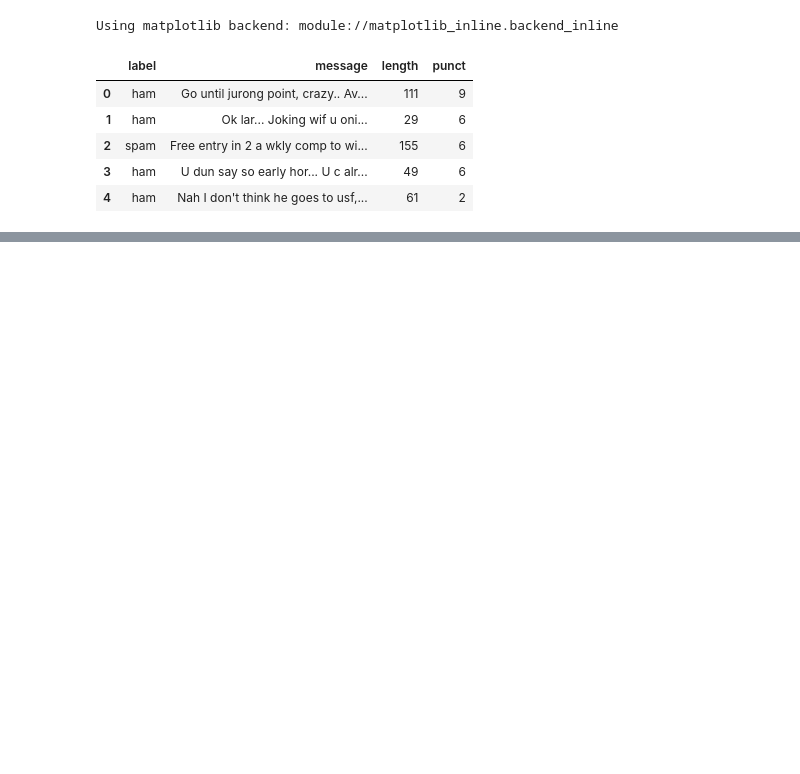
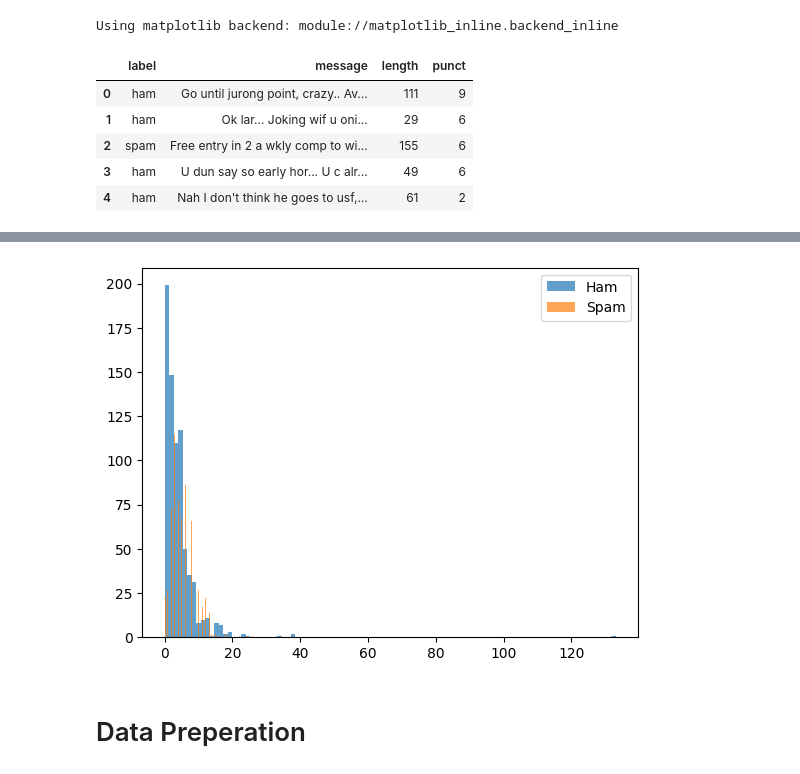
Before and after one commit to Hello-Mitra/Spam-Text-Classification, a Jupyter notebook: notebooks/spam_classifier.ipynb, the cells around one changed output, grey strips where cells are left out. Saved outputs shown, nothing was run; the diff lists cells and outputs as text; code cells hidden in the pictures; blank space fills up the shorter version.

```diff
--- a/notebooks/spam_classifier.ipynb
+++ b/notebooks/spam_classifier.ipynb
@@ -26,0 +125,9 @@ df.head()
+# %%
+plt.hist(ham['punct'], bins=100, alpha=0.7, label='Ham')
+plt.hist(spam['punct'], bins=100, alpha=0.7, label='Spam')
+plt.legend()
+plt.show()
+# %% [output]
+[figure, added]
+# %% [markdown]
+# Data Preperation
```
Also changed, not shown: parts of 30 cells of this notebook.
